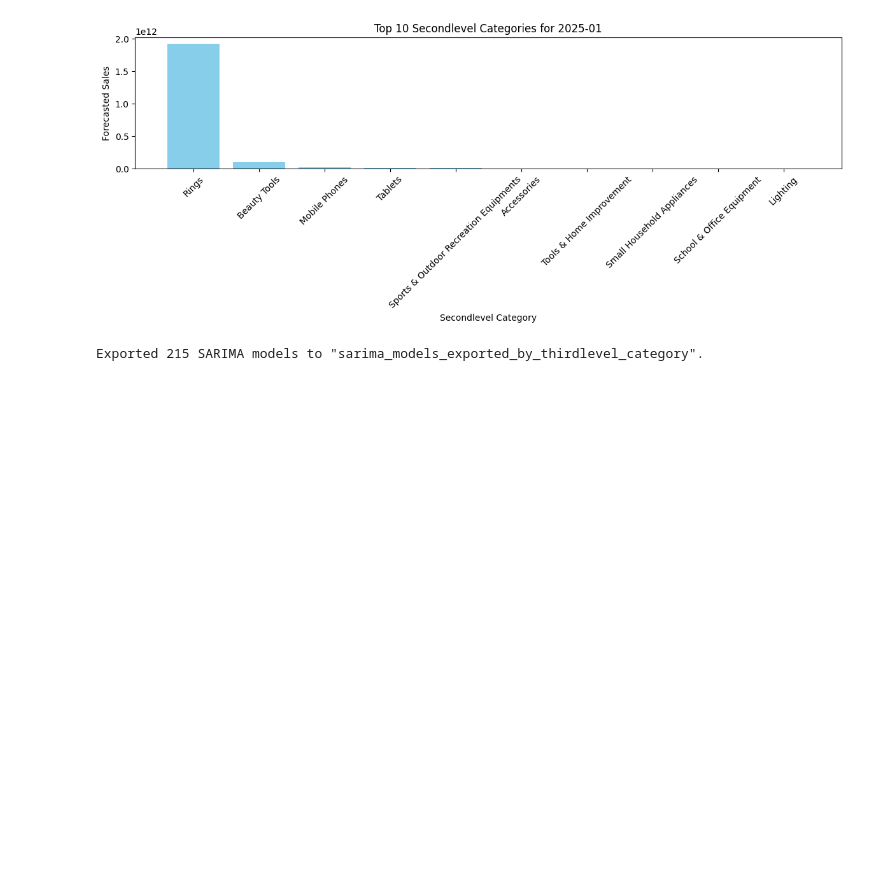
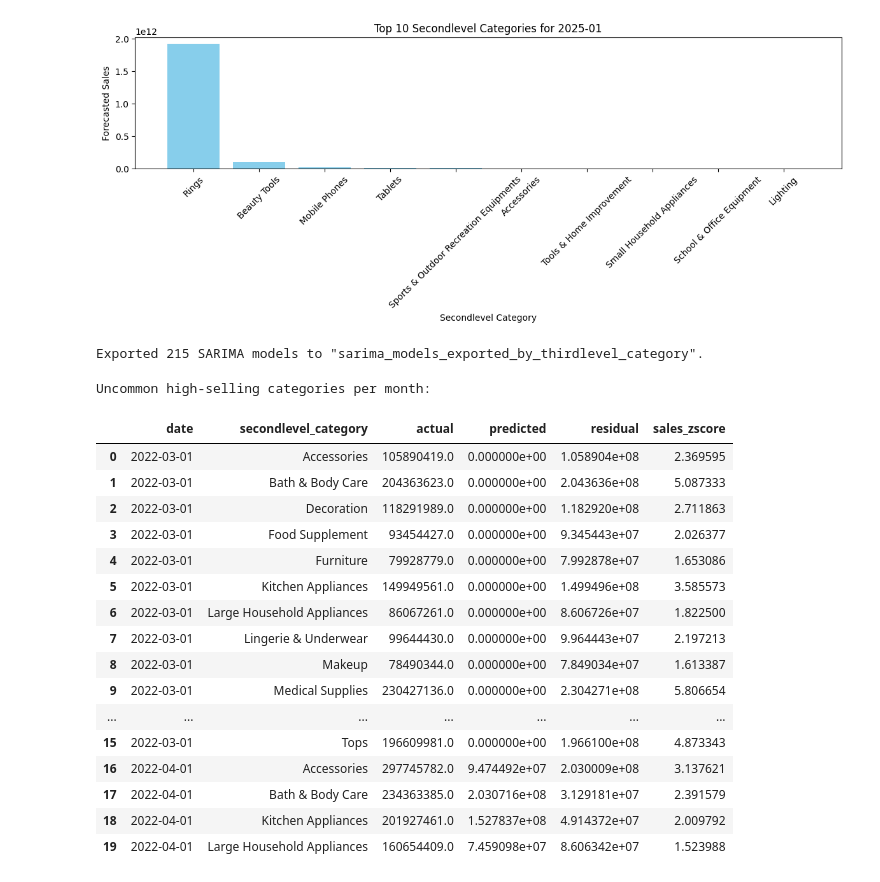
Before and after one commit to Eyyyron/ShopeeAnalysis_Amalgam, a Jupyter notebook: SARIMA_Product_Analysis.ipynb, the cells around one changed output. Drawn from its saved outputs; the diff is of its cells as text; code cells hidden in the pictures; blank space fills up the shorter version.

```diff
--- a/SARIMA_Product_Analysis.ipynb
+++ b/SARIMA_Product_Analysis.ipynb
@@ -378,3 +401,51 @@ for cat, model in results_dict.items():
 print(f'Exported {len(results_dict)} SARIMA models to "{export_dir}".')
 # %% [output]
 Exported 215 SARIMA models to "sarima_models_exported_by_thirdlevel_category".
+# %%
+# --- Identify Uncommon High-Selling Categories Per Month/Season ---
+import pandas as pd
+from scipy.stats import zscore
+
+residuals_df = pd.DataFrame(residuals_list)
+
+# For each month, find categories with high sales that are uncommon (z-score > 1.5)
+# Uncommon: sales are high but category is not among the top historically for that month
+uncommon_high_sales = []
+for dt, group in residuals_df.groupby('date'):
+    # Compute z-score for actual sales in this month
+    group = group.copy()
+    group['sales_zscore'] = zscore(group['actual']) if len(group) > 1 else 0
+    # Threshold for "uncommon high sales"
+    threshold = 1.5
+    for _, row in group.iterrows():
+        if row['sales_zscore'] > threshold:
+            uncommon_high_sales.append({
+                'date': dt,
+                'secondlevel_category': row['secondlevel_category'],
+                'actual': row['actual'],
+                'predicted': row['predicted'],
+                'residual': row['residual'],
+                'sales_zscore': row['sales_zscore']
+            })
+uncommon_df = pd.DataFrame(uncommon_high_sales)
+print('Uncommon high-selling categories per month:')
+display(uncommon_df.head(20))
+# %% [output]
+Uncommon high-selling categories per month:
+|  | date | secondlevel_category | actual | predicted | residual | sales_zscore |
+| 0 | 2022-03-01 | Accessories | 105890419.0 | 0.000000e+00 | 1.058904e+08 | 2.369595 |
+| 1 | 2022-03-01 | Bath & Body Care | 204363623.0 | 0.000000e+00 | 2.043636e+08 | 5.087333 |
+| 2 | 2022-03-01 | Decoration | 118291989.0 | 0.000000e+00 | 1.182920e+08 | 2.711863 |
+| 3 | 2022-03-01 | Food Supplement | 93454427.0 | 0.000000e+00 | 9.345443e+07 | 2.026377 |
+| 4 | 2022-03-01 | Furniture | 79928779.0 | 0.000000e+00 | 7.992878e+07 | 1.653086 |
+| 5 | 2022-03-01 | Kitchen Appliances | 149949561.0 | 0.000000e+00 | 1.499496e+08 | 3.585573 |
+| 6 | 2022-03-01 | Large Household Appliances | 86067261.0 | 0.000000e+00 | 8.606726e+07 | 1.822500 |
+| 7 | 2022-03-01 | Lingerie & Underwear | 99644430.0 | 0.000000e+00 | 9.964443e+07 | 2.197213 |
+| 8 | 2022-03-01 | Makeup | 78490344.0 | 0.000000e+00 | 7.849034e+07 | 1.613387 |
+| 9 | 2022-03-01 | Medical Supplies | 230427136.0 | 0.000000e+00 | 2.304271e+08 | 5.806654 |
+| ... | ... | ... | ... | ... | ... | ... |
+| 15 | 2022-03-01 | Tops | 196609981.0 | 0.000000e+00 | 1.966100e+08 | 4.873343 |
+| 16 | 2022-04-01 | Accessories | 297745782.0 | 9.474492e+07 | 2.030009e+08 | 3.137621 |
+| 17 | 2022-04-01 | Bath & Body Care | 234363385.0 | 2.030716e+08 | 3.129181e+07 | 2.391579 |
+| 18 | 2022-04-01 | Kitchen Appliances | 201927461.0 | 1.527837e+08 | 4.914372e+07 | 2.009792 |
+| 19 | 2022-04-01 | Large Household Appliances | 160654409.0 | 7.459098e+07 | 8.606342e+07 | 1.523988 |
```
Also changed, not shown: parts of 3 cells of this notebook.
